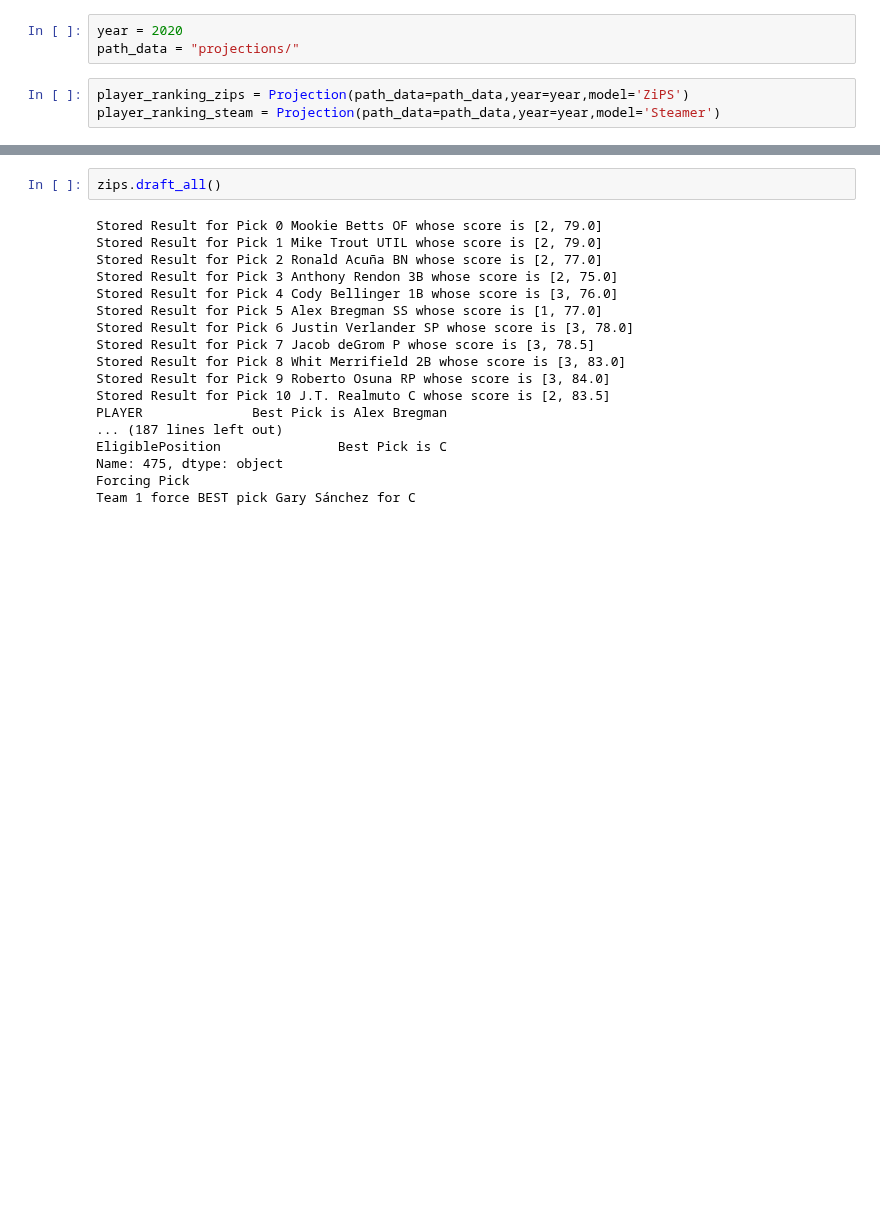
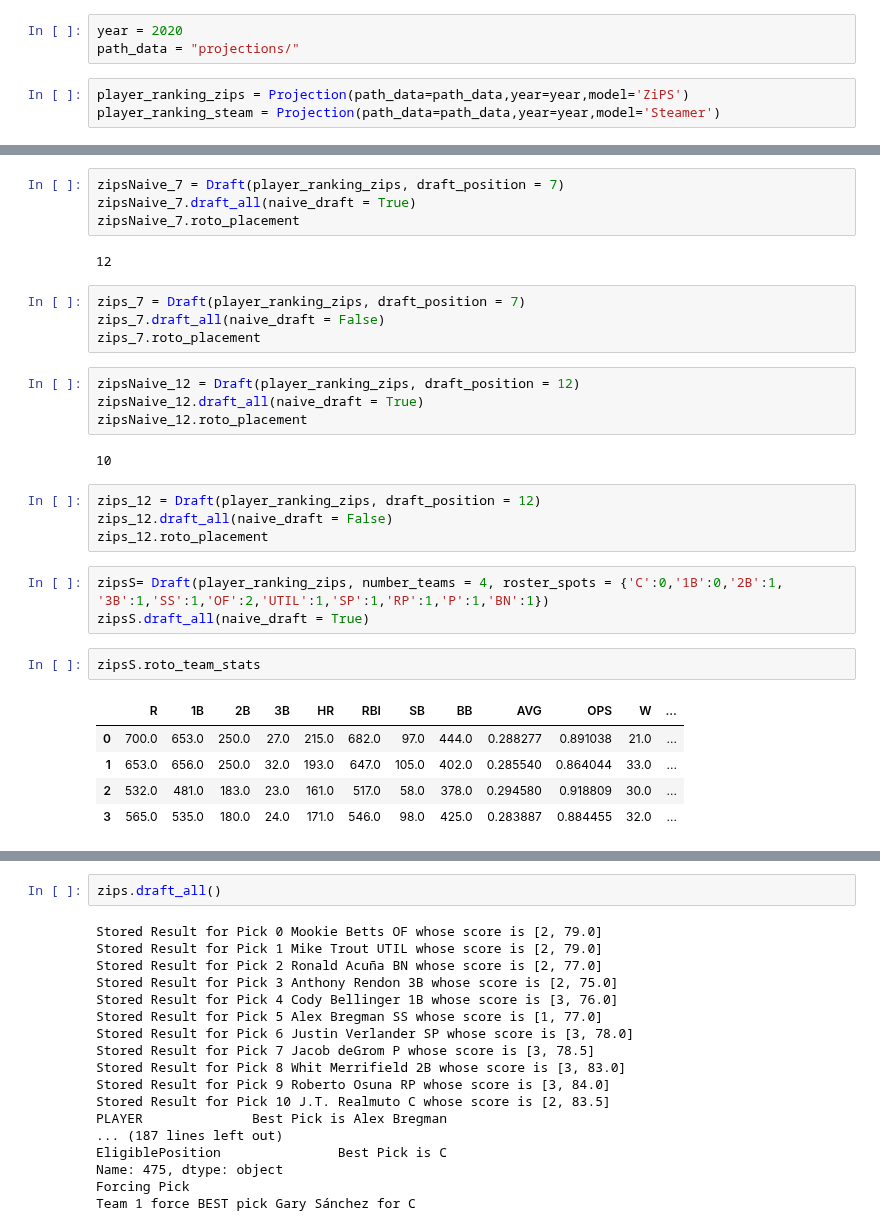
Before and after one commit to wrapgenius/GameDay2020, a Jupyter notebook: GameDay_Notebook.ipynb, the cells around one changed output, grey strips where cells are left out. Drawn from its saved outputs; the diff is of its cells as text; blank space fills up the shorter version.

```diff
--- a/GameDay_Notebook.ipynb
+++ b/GameDay_Notebook.ipynb
@@ -17,0 +452,31 @@ player_ranking_steam = Projection(path_data=path_data,year=year,model='Steamer')
+# %%
+zipsNaive_7 = Draft(player_ranking_zips, draft_position = 7)
+zipsNaive_7.draft_all(naive_draft = True)
+zipsNaive_7.roto_placement
+# %% [output]
+12
+# %%
+zips_7 = Draft(player_ranking_zips, draft_position = 7)
+zips_7.draft_all(naive_draft = False)
+zips_7.roto_placement
+# %%
+zipsNaive_12 = Draft(player_ranking_zips, draft_position = 12)
+zipsNaive_12.draft_all(naive_draft = True)
+zipsNaive_12.roto_placement
+# %% [output]
+10
+# %%
+zips_12 = Draft(player_ranking_zips, draft_position = 12)
+zips_12.draft_all(naive_draft = False)
+zips_12.roto_placement
+# %%
+zipsS= Draft(player_ranking_zips, number_teams = 4, roster_spots = {'C':0,'1B':0,'2B':1, '3B':1,'SS':1,'OF':2,'UTIL':1,'SP':1,'RP':1,'P':1,'BN':1})
+zipsS.draft_all(naive_draft = True)
+# %%
+zipsS.roto_team_stats
+# %% [output]
+|  | R | 1B | 2B | 3B | HR | RBI | SB | BB | AVG | OPS | W | ... |
+| 0 | 700.0 | 653.0 | 250.0 | 27.0 | 215.0 | 682.0 | 97.0 | 444.0 | 0.288277 | 0.891038 | 21.0 | ... |
+| 1 | 653.0 | 656.0 | 250.0 | 32.0 | 193.0 | 647.0 | 105.0 | 402.0 | 0.285540 | 0.864044 | 33.0 | ... |
+| 2 | 532.0 | 481.0 | 183.0 | 23.0 | 161.0 | 517.0 | 58.0 | 378.0 | 0.294580 | 0.918809 | 30.0 | ... |
+| 3 | 565.0 | 535.0 | 180.0 | 24.0 | 171.0 | 546.0 | 98.0 | 425.0 | 0.283887 | 0.884455 | 32.0 | ... |
```
Also changed, not shown: parts of 16 cells of this notebook, 1 other file.
